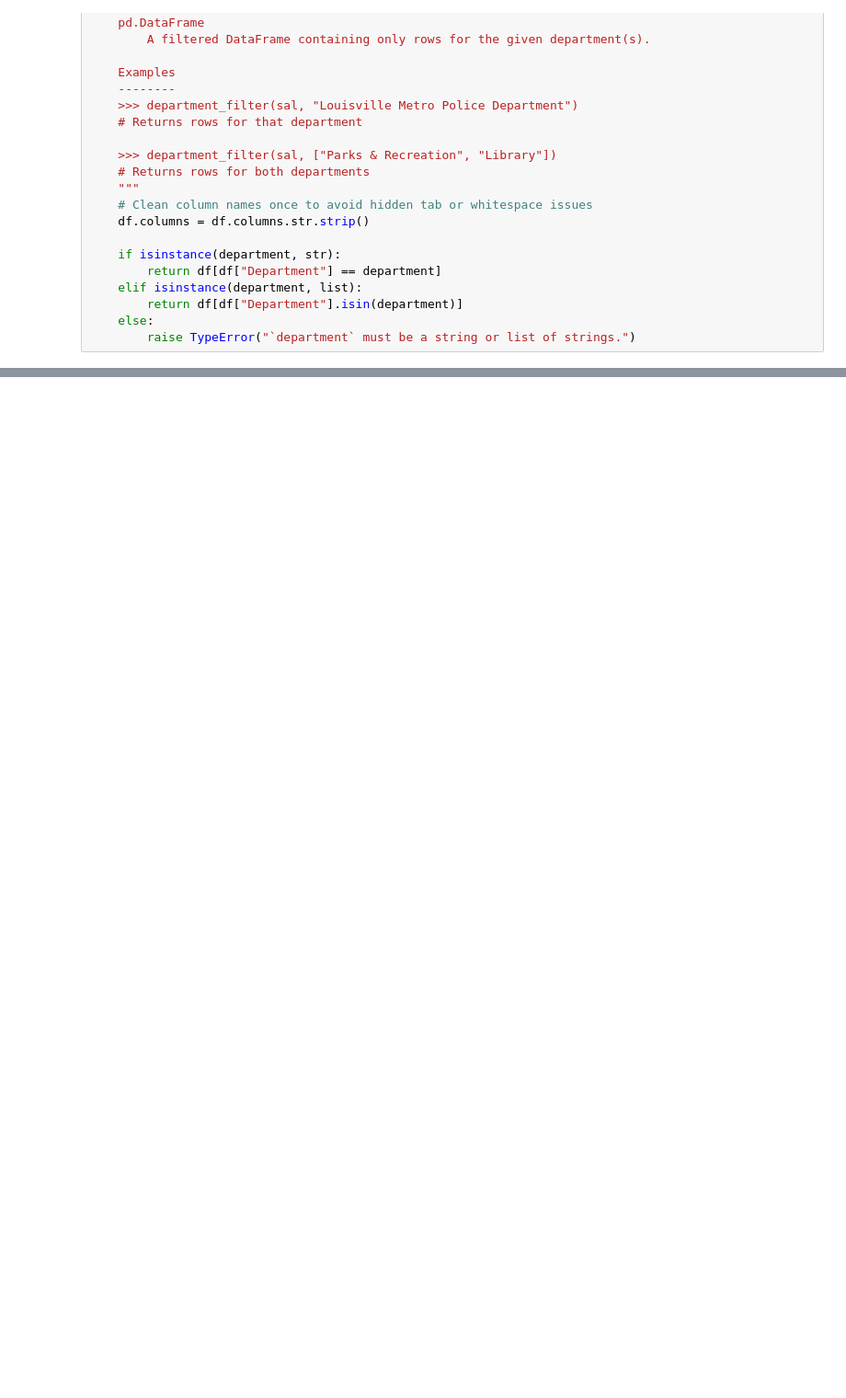
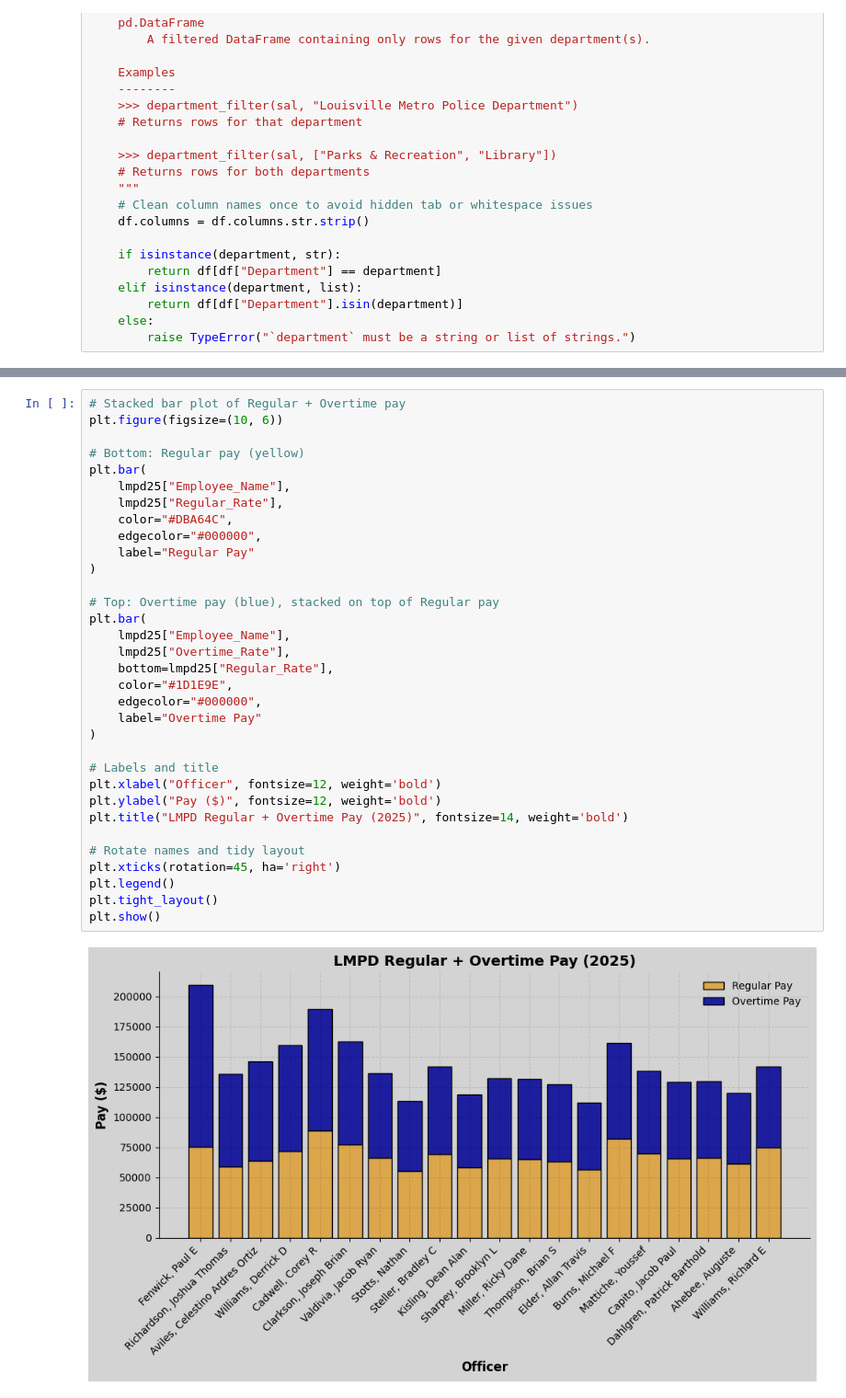
Before and after one commit to dmorton714/Louisville_stats, a Jupyter notebook: SalStudy/sal.ipynb, the cells around one changed output, grey strips where cells are left out. Shown at 92% size. Drawn from its saved outputs; the diff is of its cells as text; blank space fills up the shorter version.

```diff
--- a/SalStudy/sal.ipynb
+++ b/SalStudy/sal.ipynb
@@ -394,0 +512,35 @@ lmpd25.head(20)
+# %%
+# Stacked bar plot of Regular + Overtime pay
+plt.figure(figsize=(10, 6))
+
+# Bottom: Regular pay (yellow)
+plt.bar(
+    lmpd25["Employee_Name"],
+    lmpd25["Regular_Rate"],
+    color="#DBA64C",
+    edgecolor="#000000",
+    label="Regular Pay"
+)
+
+# Top: Overtime pay (blue), stacked on top of Regular pay
+plt.bar(
+    lmpd25["Employee_Name"],
+    lmpd25["Overtime_Rate"],
+    bottom=lmpd25["Regular_Rate"],
+    color="#1D1E9E",
+    edgecolor="#000000",
+    label="Overtime Pay"
+)
+
+# Labels and title
+plt.xlabel("Officer", fontsize=12, weight='bold')
+plt.ylabel("Pay ($)", fontsize=12, weight='bold')
+plt.title("LMPD Regular + Overtime Pay (2025)", fontsize=14, weight='bold')
+
+# Rotate names and tidy layout
+plt.xticks(rotation=45, ha='right')
+plt.legend()
+plt.tight_layout()
+plt.show()
+# %% [output]
+[figure, added]
```
Also changed, not shown: parts of 10 cells of this notebook, 5 other files.
